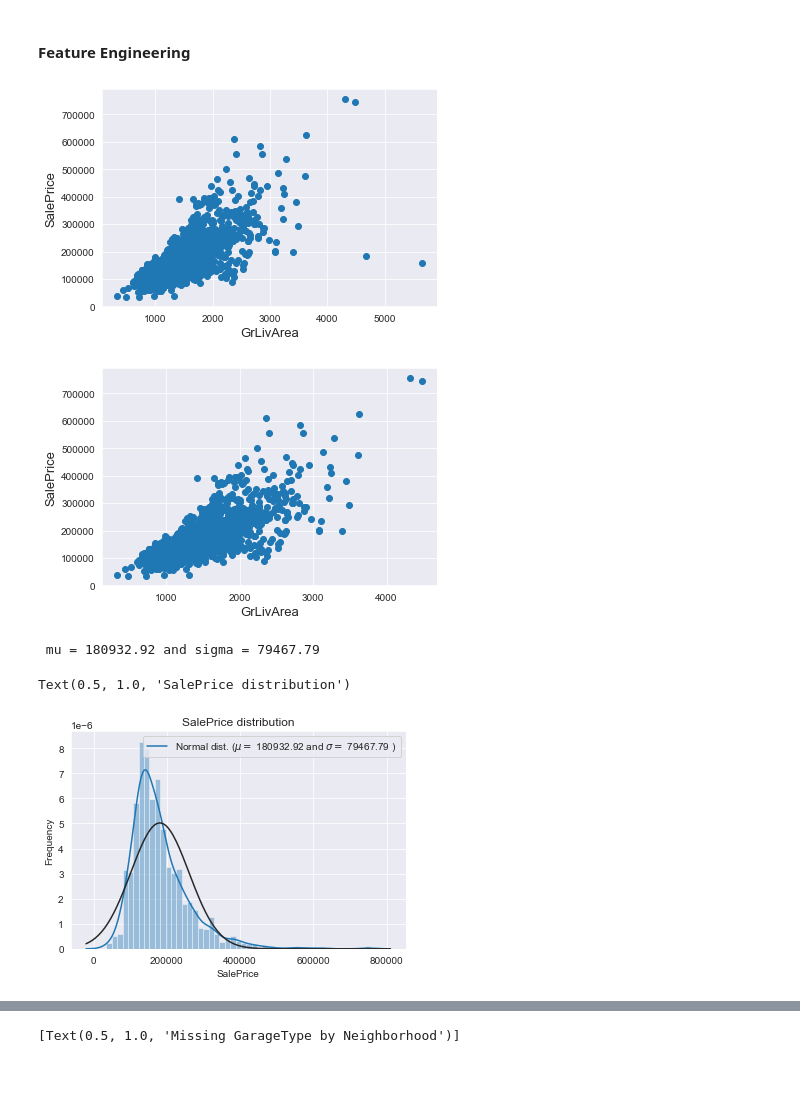
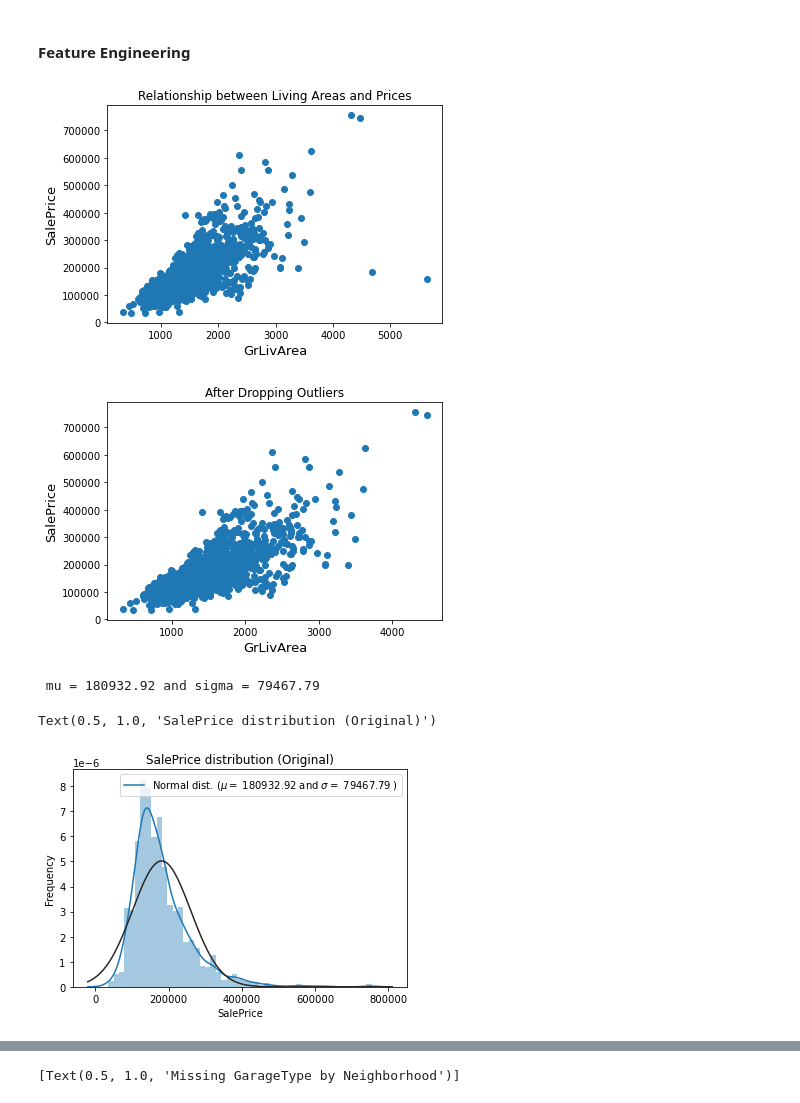
Before and after one commit to QingchuanLyu/Predicting-House-Prices, a Jupyter notebook: Predicting Iowa House Prices (Linear Regression).ipynb, the cells around one changed output, grey strips where cells are left out. Cells and saved outputs as stored; diff of their text form; code cells hidden in the pictures; blank space fills up the shorter version.

```diff
--- a/Predicting Iowa House Prices (Linear Regression).ipynb
+++ b/Predicting Iowa House Prices (Linear Regression).ipynb
@@ -19,5 +19,4 @@ I engineered features for linear regression models, and trained OLS, Lasso, Ridg
 # %%
-#import libraries
 import pandas as pd
 import matplotlib.pyplot as plt
 import seaborn as sns
@@ -25,29 +24,25 @@ import numpy as np
 from scipy.stats import norm, skew
 from scipy import stats
 
-#import libraries--feature engineering
+# Feature engineering
 from sklearn.preprocessing import LabelEncoder
 from scipy.special import boxcox1p
 from sklearn.preprocessing import StandardScaler
 from sklearn.decomposition import PCA
+%matplotlib inline
 
-#import libraries--modeling
+# Modeling
 from sklearn.linear_model import LinearRegression, ElasticNet, Lasso, Ridge
 from sklearn.kernel_ridge import KernelRidge
 from sklearn.pipeline import make_pipeline
 from sklearn.preprocessing import RobustScaler
 from sklearn.model_selection import KFold, cross_val_score, train_test_split, GridSearchCV
 from sklearn.metrics import mean_squared_error
+
 import os
 import warnings
 warnings.filterwarnings('ignore')
 def ignore_warn(*args, **kwargs):
     pass
 warnings.warn = ignore_warn #ignore warnings from sklearn and seaborn
-
-#setup graphs
-color = sns.color_palette()
-sns.set_style('darkgrid')
-%matplotlib inline
-pd.set_option('display.float_format', lambda x: '{:.3f}'.format(x)) #Limiting floats output to 3 decimal points
 # %%
@@ -71,42 +64,37 @@ test_ID = test['Id']
 train.drop("Id", axis = 1, inplace = True)
 test.drop("Id", axis = 1, inplace = True)
 # %%
-###Outliers
-#use a scatter plot to observation the relationshiop between living areas and prices
+# What's the relationshiop between living areas and prices?
 fig, ax = plt.subplots()
 ax.scatter(x = train['GrLivArea'], y = train['SalePrice'])
 plt.ylabel('SalePrice', fontsize=13)
 plt.xlabel('GrLivArea', fontsize=13)
+plt.title('Relationship between Living Areas and Prices')
 plt.show()
 
-#Delete outliers in the bottom-right corner of the scatter plot
+# Two outliers in the bottom-right corner don't follow the main stream.
 train = train.drop(train[(train['GrLivArea']>4000) & (train['SalePrice']<300000)].index)
 
-#Check distribution again
 fig, ax = plt.subplots()
 ax.scatter(train['GrLivArea'], train['SalePrice'])
 plt.ylabel('SalePrice', fontsize=13)
 plt.xlabel('GrLivArea', fontsize=13)
+plt.title('After Dropping Outliers')
 plt.show()
 # %% [output]
-[figure, old version]
+[figure, new version]
-[figure, old version]
+[figure, new version]
 # %%
-#Target variable
-#Check the distribution of target variable: saleprice
+# Sale prices are not normally distributed.
 sns.distplot(train['SalePrice'] , fit=norm);
-
-#Get the fitted parameters used by the function
 (mu, sigma) = norm.fit(train['SalePrice'])
 print( '\n mu = {:.2f} and sigma = {:.2f}\n'.format(mu, sigma))
-
-#Plot the distribution of salesprice
 plt.legend(['Normal dist. ($\mu=$ {:.2f} and $\sigma=$ {:.2f} )'.format(mu, sigma)],
-            loc='best')
+            loc = 'best')
 plt.ylabel('Frequency')
-plt.title('SalePrice distribution')
+plt.title('SalePrice distribution (Original)')
 # %% [output]
  mu = 180932.92 and sigma = 79467.79
-Text(0.5, 1.0, 'SalePrice distribution')
+Text(0.5, 1.0, 'SalePrice distribution (Original)')
-[figure, old version]
+[figure, new version]
 # %%
```
Also changed, not shown: parts of 32 cells of this notebook.
